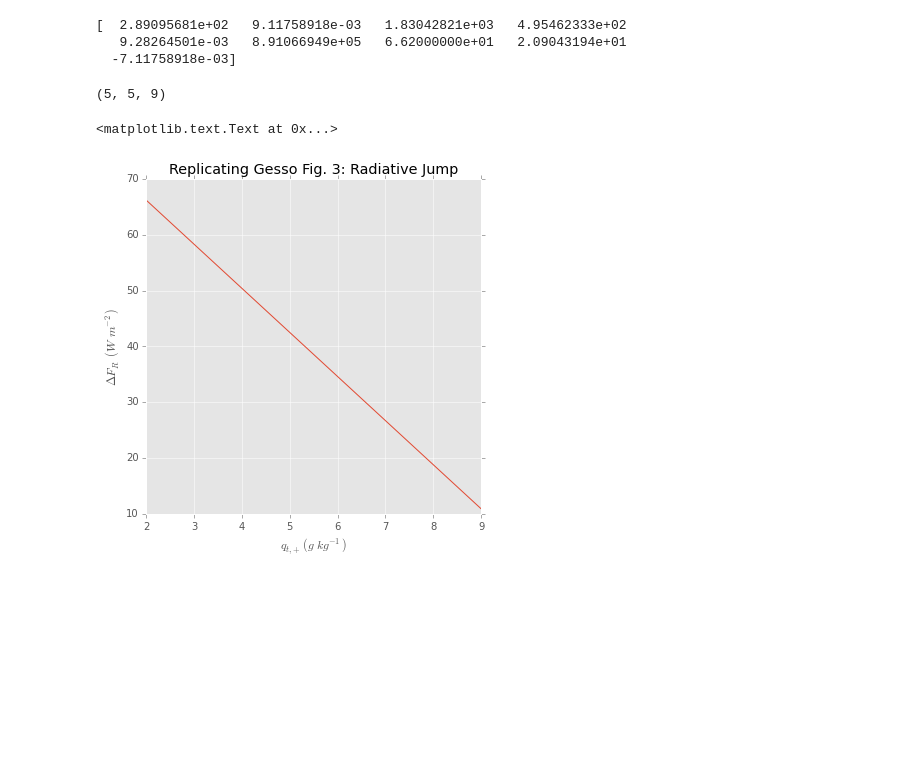
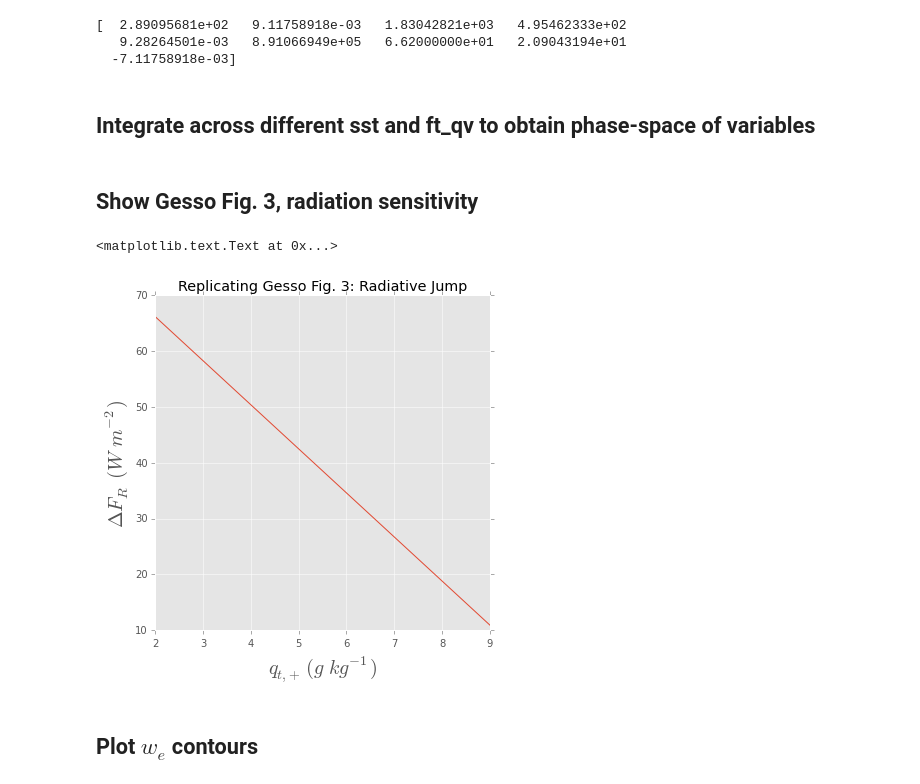
Before and after one commit to tc637/atsc500, a Jupyter notebook: notebooks/cloudy_ml_tim_v2.ipynb, the cells around one changed output. Saved outputs shown, nothing was run; the diff lists cells and outputs as text; code cells hidden in the pictures; blank space fills up the shorter version.

Commit message:
good draft of cloudy_ml_tim_v2.ipynb

```diff
--- a/notebooks/cloudy_ml_tim_v2.ipynb
+++ b/notebooks/cloudy_ml_tim_v2.ipynb
@@ -11,7 +15,6 @@ import numpy as np
 import scipy.integrate as integrate
 plt.style.use('ggplot')
 
-# helpers (from interactive_vaporflux.ipynb)
 def theta_ft(h,ft_intercept,gamma):
     """
        input h (meters) and the coefficients for the linear
@@ -29,16 +32,16 @@ def dmixed_vars(the_vars,tstep,coeffs):
 
       surface flux from drag law with subsidence and diagnosed deltheta
     """
-    #print('the_vars: ',the_vars,D,U)
+
     deltheta = theta_ft(the_vars[1],coeffs.ft_intercept,coeffs.ft_gamma) - the_vars[0]
     F0 = coeffs.U*coeffs.Cd*(coeffs.sst - the_vars[0])  #surface heat flux
     Fqv0 = coeffs.U*coeffs.Cd*(coeffs.qsfc - the_vars[2])  #surface vapor flux
     Fint = -coeffs.k*F0  #entrainment heat flux
 
-    if coeffs.use_NT:
+    if coeffs.use_NT: # use NT parameterization by calculating we using function
         went = calc_went_NT(the_vars, coeffs, deltheta, F0, Fqv0) # Nicholls-Turton parameterization
 
-    else:
+    else: # use simple we parameterization
         went = -Fint/deltheta  #simple entrainment parameterization
 
     # calculate delta_Fr
@@ -51,14 +54,20 @@ def dmixed_vars(the_vars,tstep,coeffs):
     rho=1.
     cp=1004.
 
+    derivs=np.empty_like(the_vars)
 
-    derivs=np.empty_like(the_vars)
+    # higher delta_Fr from drier air at mixed-layer top...hence cloudy air results in less radiative cooling
     derivs[0]=(F0 - Fint)/(the_vars[1]*rho) - delta_Fr/1004./the_vars[1]
     derivs[1] = went + wsubs
     derivs[2] = (Fqv0 - Fqvent)/the_vars[1]
     return derivs
 
 def calc_went_NT(the_vars, coeffs, deltheta, F0, Fqv0):
+    """
+       Nicholls-Turton entrainment parameterization
+       the_vars and coeffs are inputs into dmixed_vars
+       deltheta, F0, Fqv0 are calculated in dmixed_vars
+    """
     thetal_m = the_vars[0]
     qt_m = the_vars[2]
     zi = the_vars[1]
@@ -72,8 +81,9 @@ def calc_went_NT(the_vars, coeffs, deltheta, F0, Fqv0):
     # calculate thetal at z = 3000 m (take qt(z = 3000m) = qt(z = h), so delta_qt = dqt)
     gamma = 6e-3
     thetal_3000 = thetal_ft + gamma*(3000-zi)
-    LTS = thetal_3000 - coeffs.sst
+    LTS = thetal_3000 - coeffs.sst # lower tropospheric stability
 
+    # calculate coefficients
     press=tf.find_press(zi)
     Ad,Bd,issat = tf.calc_ABcoeffs(thetal_ft,qt_ft,press)
     Aw,Bw,issat = tf.calc_ABcoeffs(thetal_m,qt_m,press)
@@ -85,14 +95,13 @@ def calc_went_NT(the_vars, coeffs, deltheta, F0, Fqv0):
     del_thv_dry = Ad * dth + Bd * dqt
     del_thv_sat = Aw * dth + Bw * dqt
 
-    # account for evaporative cooling
+    # account for evaporative cooling (increases we)
     ql_max = invert.ql
     Cl =  (Ad*lv/tc.CPD - T_0/tc.EPS)
     Del_thv = del_thv_dry - Cl * ql_max
 
     # calculate buoyancy integral terms
     rho = 1.
-    #zi = the_vars[1]
     lcl_press=tf.LCL_thetal(thetal_m,qt_m)
     zb=tf.find_height(lcl_press)
 
@@ -108,8 +117,7 @@ def calc_went_NT(the_vars, coeffs, deltheta, F0, Fqv0):
 
     wtl_0=F0
     wqt_0=Fqv0
-    #Del_F = coeffs.radcool/tc.CPD
-    Del_F = delta_Fr/(tc.CPD*rho)
+    Del_F = delta_Fr/(tc.CPD*rho) # use sensitivity to radiation a la Gesso Fig. 3
     term1 = wtl_0 * (Ad * (T1-T2) + Aw * (T3-T4))
     term2 = wqt_0 * (Bd * (T1-T2) + Bw * (T3-T4))
     term3 = Del_F * (Ad * T2      + Aw * T4)
@@ -141,7 +149,6 @@ def calc_went_NT(the_vars, coeffs, deltheta, F0, Fqv0):
     return we
 
 
-
 def calc_lcl(row,psfc):
     """
       find the lcl (in m) for a row in the dataframe
@@ -168,7 +175,7 @@ def calc_entflux_theta(row,coeffs):
     flux_ent = -coeffs.k*row['T_flux_0']
     return flux_ent
 
-def calc_went(row,coeffs):
+def calc_went(row,coeffs): # simple entrainment parameterization; results in lower entrainment rates than NT
     went = -row['entflux_theta']/row['deltheta']
     return went
 
@@ -292,9 +305,11 @@ print(test_array)
 [  2.89095681e+02   9.11758918e-03   1.83042821e+03   4.95462333e+02
    9.28264501e-03   8.91066949e+05   6.62000000e+01   2.09043194e+01
   -7.11758918e-03]
+# %% [markdown]
+<h2>Integrate across different sst and ft_qv to obtain phase-space of variables</h2>
 # %%
-ft_qv = np.linspace(2e-3,9e-3,5)
-sst = np.linspace(280,300,5)
+ft_qv = np.linspace(2e-3,9e-3,10)
+sst = np.linspace(280,300,10)
 
 data_array_NT = np.empty([ft_qv.shape[0],sst.shape[0],test_array.shape[0]])
 data_array = np.empty([ft_qv.shape[0],sst.shape[0],test_array.shape[0]])
@@ -305,17 +320,18 @@ for i in range(ft_qv.shape[0]):
         for k in range(test_array.shape[0]):
             data_array_NT[i,j,k] = out_array_NT[k]
             data_array[i,j,k] = out_array[k]
+# %% [markdown]
+<h2>Show Gesso Fig. 3, radiation sensitivity</h2>
 # %%
-print(data_array.shape)
-
 fig1,ax1 = plt.subplots(1,1,figsize=(6,6))
 
 ax1.plot(ft_qv*1000,data_array_NT[:,0,6])
 ax1.set_title("Replicating Gesso Fig. 3: Radiative Jump")
-ax1.set_xlabel(r"$q_{t,+}\ (g\ kg^{-1})$")
-ax1.set_ylabel(r"$\Delta F_R\ (W\ m^{-2})$")
+ax1.set_xlabel(r"$q_{t,+}\ (g\ kg^{-1})$", fontsize=20)
+ax1.set_ylabel(r"$\Delta F_R\ (W\ m^{-2})$", fontsize=20)
 # %% [output]
-(5, 5, 9)
+<matplotlib.text.Text at 0x...>
-<matplotlib.text.Text at 0x...>
-[figure, old version]
+[figure, new version]
+# %% [markdown]
+<h2>Plot $w_e$ contours </h2>
 # %%
```
Also changed, not shown: parts of 10 cells of this notebook.
